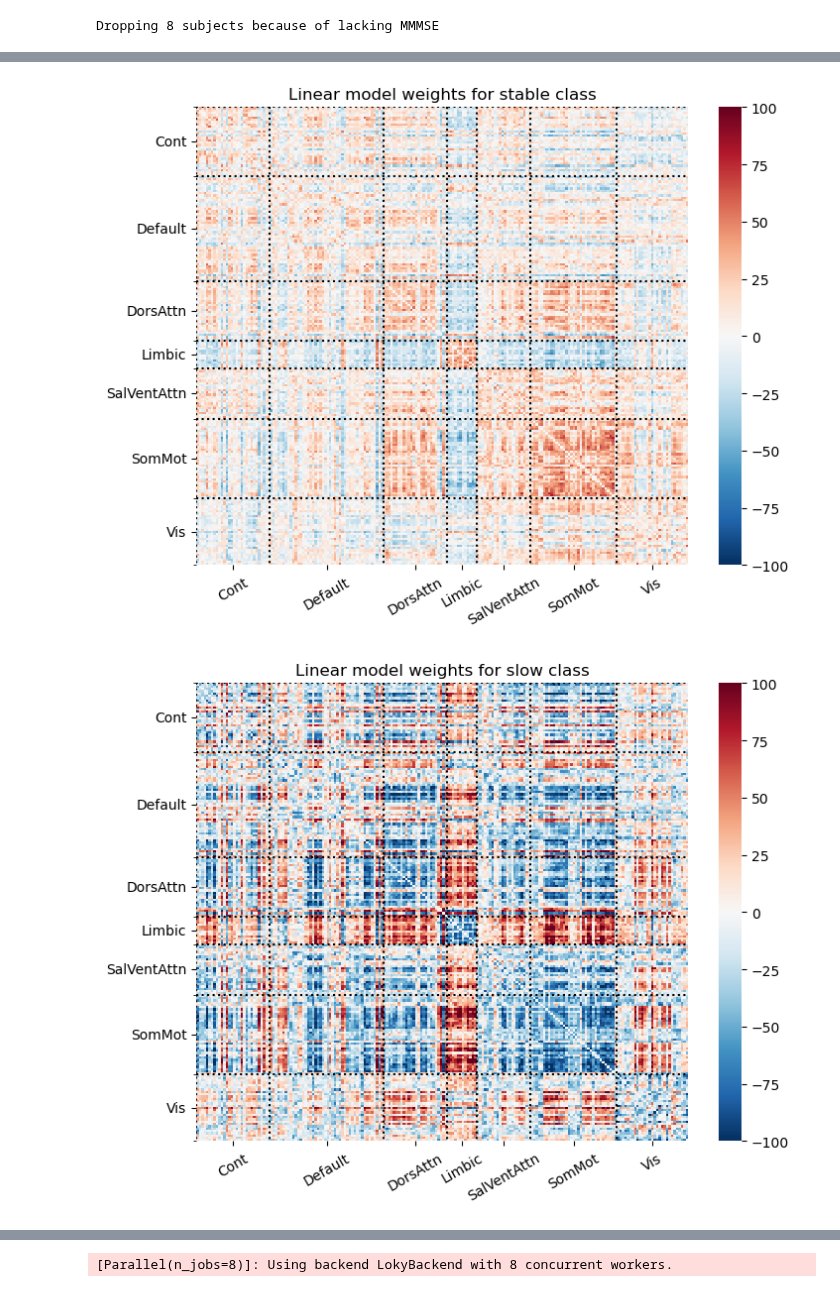
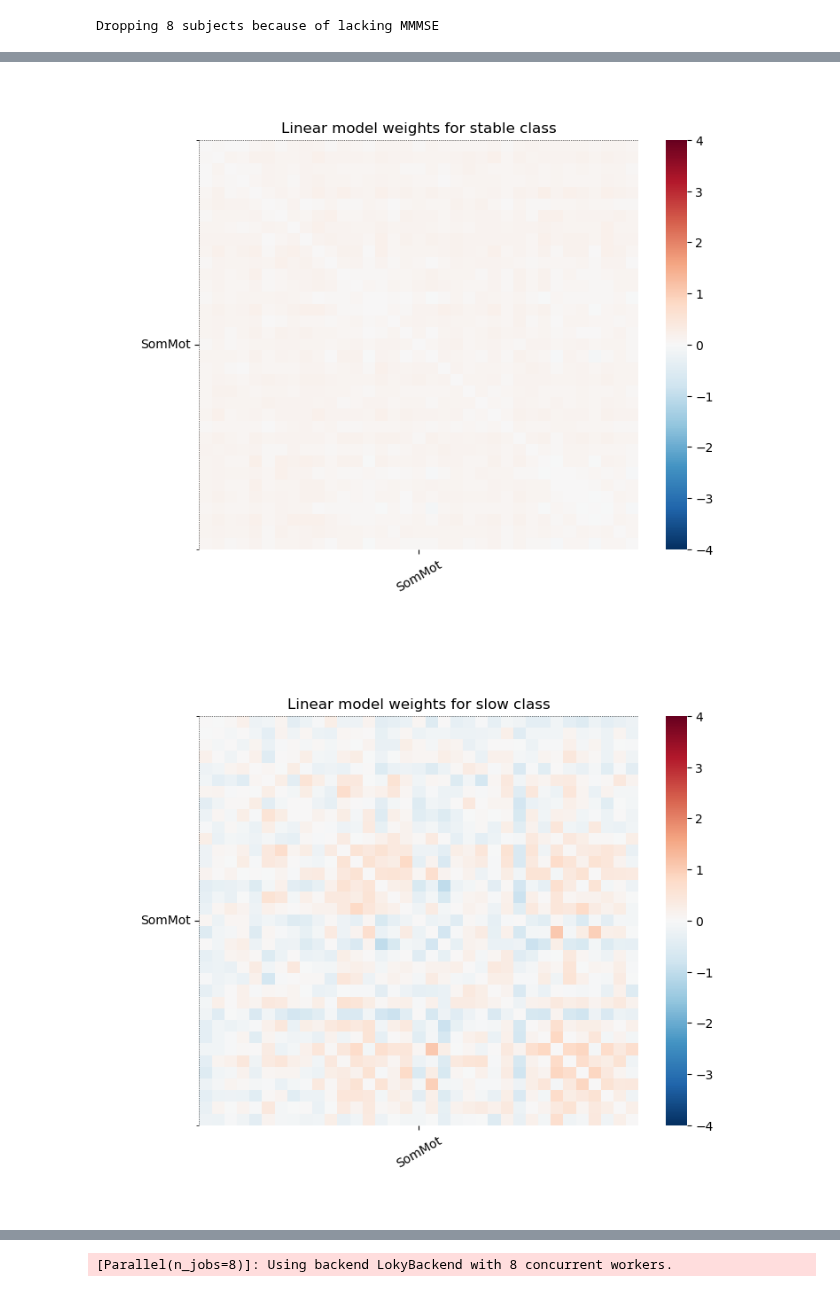
Before and after one commit to jonathan-legrand/cogpred, a Jupyter notebook: predict_cluster_fc.ipynb, the cells around one changed output, grey strips where cells are left out. Cells and saved outputs as stored; diff of their text form; code cells hidden in the pictures.

Commit message:
Groups in inner cv

```diff
--- a/predict_cluster_fc.ipynb
+++ b/predict_cluster_fc.ipynb
@@ -18,18 +18,19 @@ from neuroginius.synthetic_data.generation import generate_topology, generate_to
 from neuroginius.atlas import Atlas
 
 
-refnet = "Default"
+refnet = "SomMot"
+interaction = "SomMot"
 atlas = Atlas.from_name("schaefer200")
 
 topology = generate_topology(refnet, atlas.macro_labels)
-#networks = np.unique(atlas.macro_labels)
-#
+topology += generate_topology_net_interaction((refnet, interaction), atlas.macro_labels)
+networks = np.unique(atlas.macro_labels)
+
 #for network in networks:
 #    new = generate_topology_net_interaction((refnet, network), atlas.macro_labels)
 #    topology += new
 
 topology = np.where(topology != 0, 1, 0)
-topology = np.ones((200, 200))
 plt.imshow(topology)
 plt.show()
 # %% [output]
@@ -127,16 +128,13 @@ from sklearn.pipeline import Pipeline
 from sklearn.model_selection import GroupShuffleSplit, train_test_split
 from sklearn.linear_model import SGDClassifier
 from sklearn import preprocessing
-from sklearn.model_selection import (
-    cross_validate, cross_val_predict, KFold, RandomizedSearchCV, StratifiedKFold
-)
 
 from sklearn.decomposition import PCA
 from sklearn.semi_supervised import SelfTrainingClassifier
 from sklearn.metrics import f1_score
 from functools import partial
 
-from sklearn.model_selection import cross_val_predict, KFold, RandomizedSearchCV, cross_val_score
+from sklearn.model_selection import cross_val_predict, RandomizedSearchCV, cross_val_score, StratifiedGroupKFold
 from cogpred.supervised import macro_f1
 
 sgd = SGDClassifier(
@@ -155,8 +153,8 @@ clf = Pipeline(
 )
 
 #inner_cv = GroupShuffleSplit(n_splits=8, random_state=1999).split(X, y, groups=metadata.CEN_ANOM.values)
-inner_cv = StratifiedKFold(n_splits=8, shuffle=True, random_state=1999)
-outer_cv = GroupShuffleSplit(n_splits=8, random_state=1999)
+inner_cv = StratifiedGroupKFold(n_splits=8, shuffle=True, random_state=1999)
+outer_cv = StratifiedGroupKFold(n_splits=8, shuffle=True, random_state=1999)
 
 
 search = RandomizedSearchCV(
@@ -171,7 +169,7 @@ search = RandomizedSearchCV(
     error_score="raise"
 )
 # %%
-search.fit(X, y)
+search.fit(X, y, groups=metadata.CEN_ANOM.values)
 cv_results = pd.DataFrame(search.cv_results_).sort_values(by="mean_test_score", ascending=False)
 cv_results
 # %% [output]
@@ -193,42 +191,42 @@ Fitting 8 folds for each of 100 candidates, totalling 800 fits
 est = search.best_estimator_
 reg = est.named_steps["classifier"]
 # %%
-def dmn_select(label):
-    if label == "Default":
+def net_select(label):
+    if label == refnet:
         return 1
     return 0
 
-dmn_regions = []
+regions = []
 for region, network in zip(atlas.labels, atlas.macro_labels):
-    if network == "Default":
-        dmn_regions.append(region)
+    if network == refnet:
+        regions.append(region)
 
 # Hack to remove that annoying dtype thing from nilearn
-dmn_regions = list(np.array(dmn_regions).astype(str))
+regions = list(np.array(regions).astype(str))
 
-n_regions = sum(map(dmn_select, atlas.macro_labels))
+n_regions = sum(map(net_select, atlas.macro_labels))
 # %%
 from nilearn.connectome import vec_to_sym_matrix
 def region_split(label):
     return label.split("_")[-2]
 
 class MockAtlas:
-    macro_labels = list(map(region_split, dmn_regions))
+    macro_labels = list(map(region_split, regions))
 
 cats = ("stable", "slow", "steep")
 for i in range(k):
     coefs = reg.coef_[i, :]
     # Perform Hauf transform to interpret coeffecients
-    arr = vec_to_sym_matrix(np.cov(X.T) @ coefs, diagonal=np.zeros(matrices.shape[1]))
+    arr = vec_to_sym_matrix(np.cov(X.T) @ coefs, diagonal=np.zeros(n_regions))
     cat = cats[i]
     axes = plot_matrix(
         np.where(np.abs(arr) > 0, arr, 0),
-        atlas,
+        MockAtlas(),
         cmap="RdBu_r",
-        bounds=(-100, 100)
+        bounds=(-4, 4)
     )
     axes.set_title(f"Linear model weights for {cat} class")
     plt.show()
 # %% [output]
-[figure, old version]
+[figure, new version]
-[figure, old version]
+[figure, new version]
```
Also changed, not shown: parts of 9 cells of this notebook.
